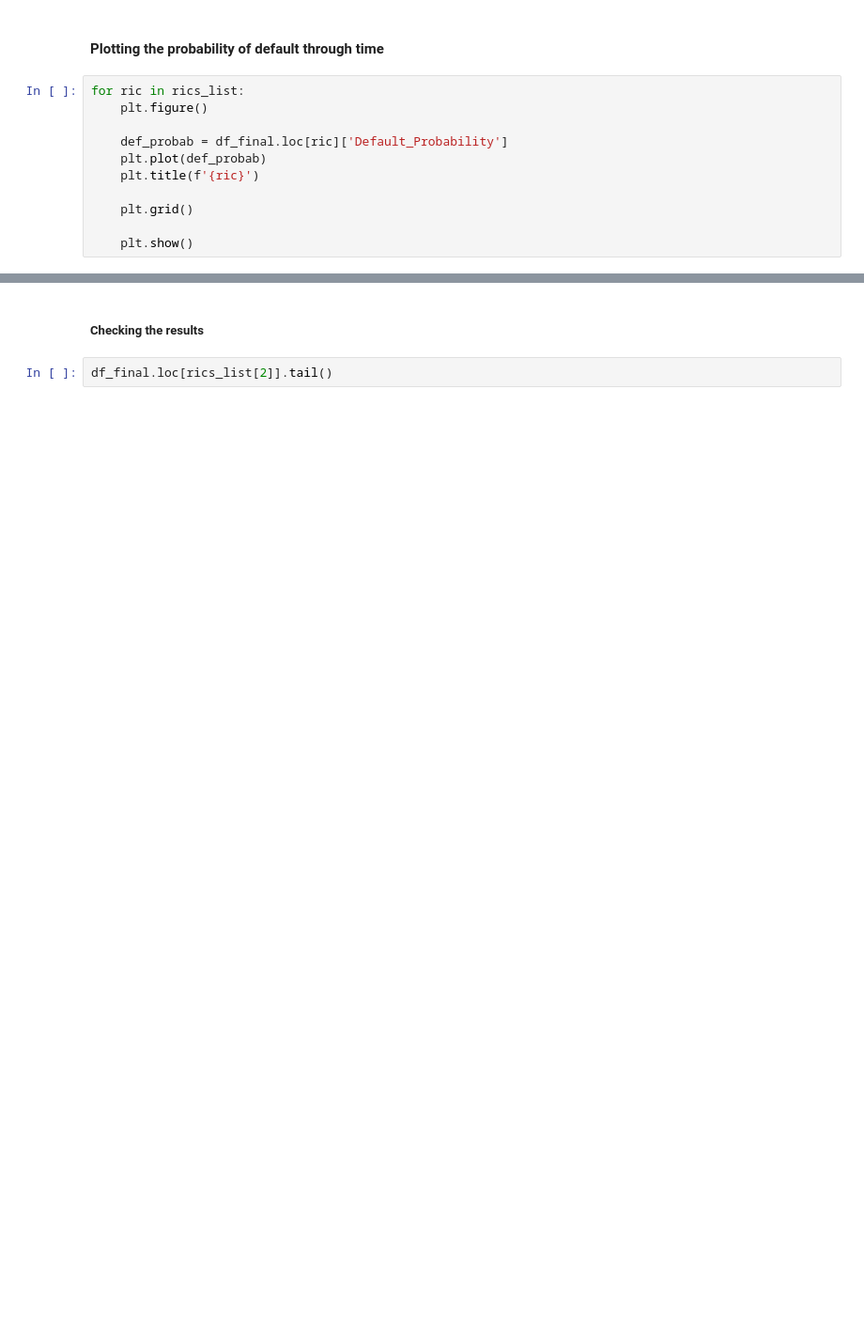
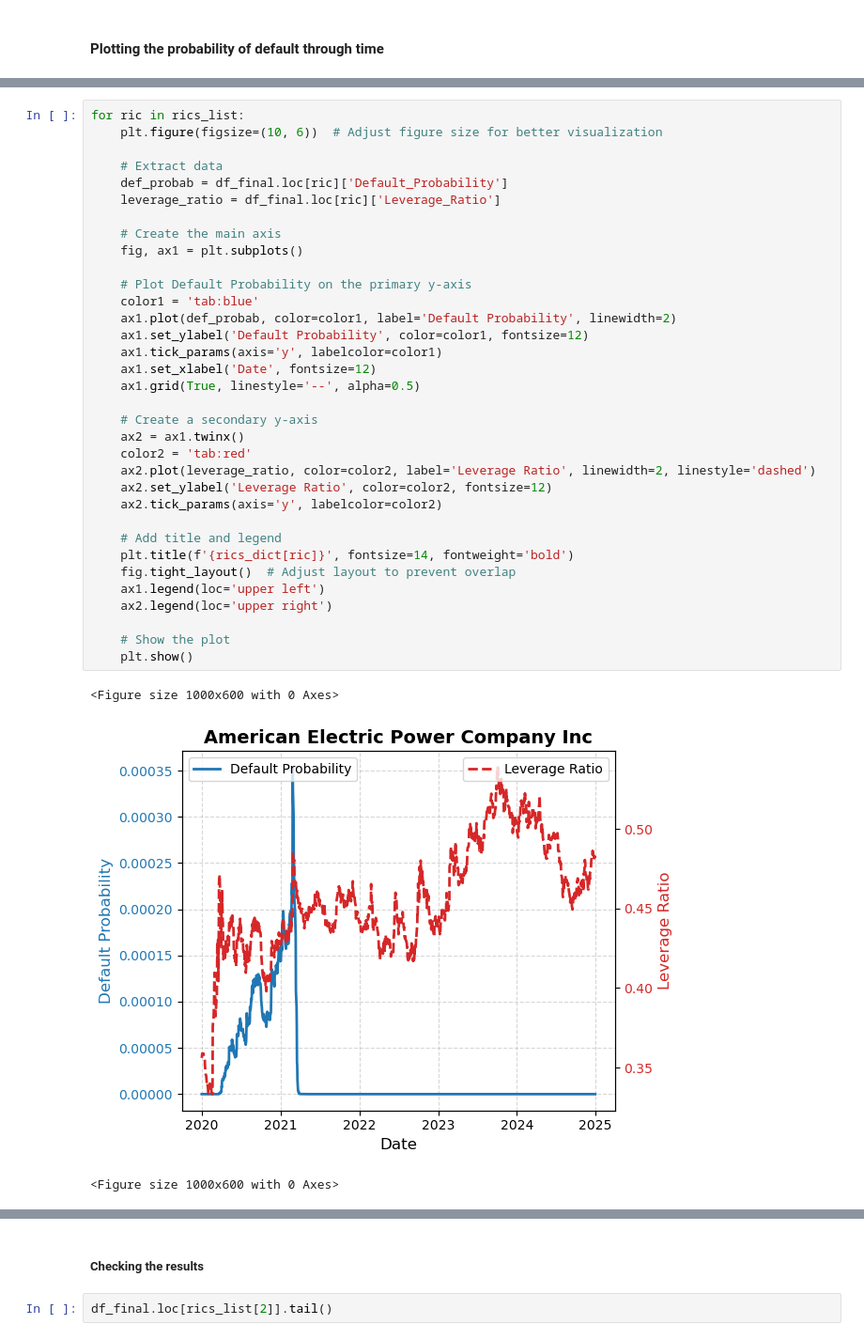
Before and after one commit to francescomazzolin/stochastic-finance-project, a Jupyter notebook: main.ipynb, the cells around one changed output, grey strips where cells are left out. Shown at 94% size. Cells and saved outputs as stored; diff of their text form; blank space fills up the shorter version.

```diff
--- a/main.ipynb
+++ b/main.ipynb
@@ -421,14 +547,3 @@ df_with_metrics = df_with_solutions.apply(compute_additional_metrics, axis=1)
 df_final = pd.concat([df_with_solutions, df_with_metrics], axis=1)
 # %% [markdown]
 #### Plotting the probability of default through time
-# %%
-for ric in rics_list:
-    plt.figure()
-
-    def_probab = df_final.loc[ric]['Default_Probability']
-    plt.plot(def_probab)
-    plt.title(f'{ric}')
-
-    plt.grid()
-
-    plt.show()
@@ -438,0 +550,38 @@ for ric in rics_list:
+# %%
+for ric in rics_list:
+    plt.figure(figsize=(10, 6))  # Adjust figure size for better visualization
+
+    # Extract data
+    def_probab = df_final.loc[ric]['Default_Probability']
+    leverage_ratio = df_final.loc[ric]['Leverage_Ratio']
+
+    # Create the main axis
+    fig, ax1 = plt.subplots()
+
+    # Plot Default Probability on the primary y-axis
+    color1 = 'tab:blue'
+    ax1.plot(def_probab, color=color1, label='Default Probability', linewidth=2)
+    ax1.set_ylabel('Default Probability', color=color1, fontsize=12)
+    ax1.tick_params(axis='y', labelcolor=color1)
+    ax1.set_xlabel('Date', fontsize=12)
+    ax1.grid(True, linestyle='--', alpha=0.5)
+
+    # Create a secondary y-axis
+    ax2 = ax1.twinx()
+    color2 = 'tab:red'
+    ax2.plot(leverage_ratio, color=color2, label='Leverage Ratio', linewidth=2, linestyle='dashed')
+    ax2.set_ylabel('Leverage Ratio', color=color2, fontsize=12)
+    ax2.tick_params(axis='y', labelcolor=color2)
+
+    # Add title and legend
+    plt.title(f'{rics_dict[ric]}', fontsize=14, fontweight='bold')
+    fig.tight_layout()  # Adjust layout to prevent overlap
+    ax1.legend(loc='upper left')
+    ax2.legend(loc='upper right')
+
+    # Show the plot
+    plt.show()
+# %% [output]
+<Figure size 1000x600 with 0 Axes>
+[figure, added]
+<Figure size 1000x600 with 0 Axes>
```
Also changed, not shown: parts of 24 cells of this notebook.
